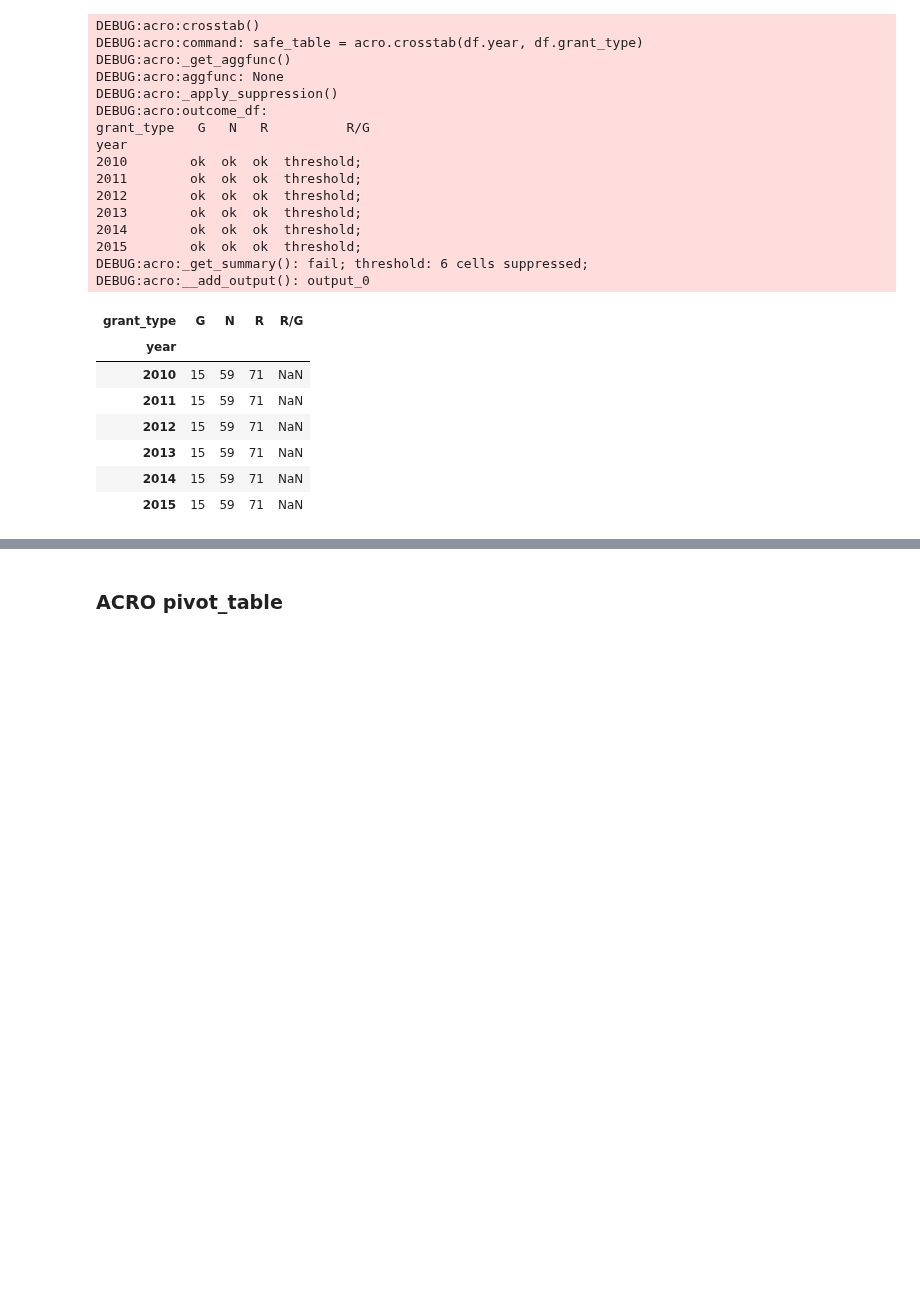
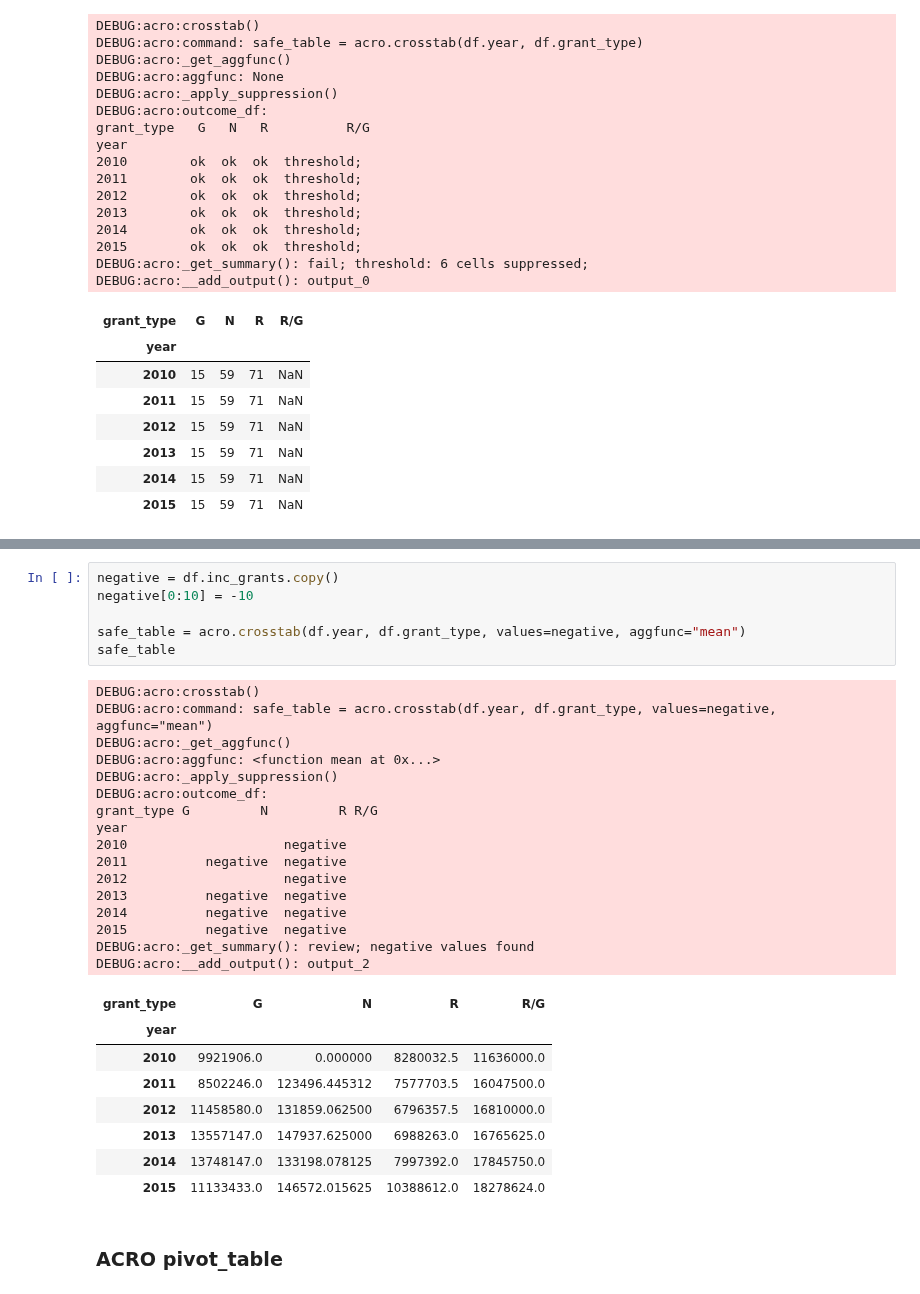
Before and after one commit to AI-SDC/ACRO, a Jupyter notebook: notebooks/test.ipynb, the cells around one changed output, grey strips where cells are left out. Drawn from its saved outputs; the diff is of its cells as text; blank space fills up the shorter version.

```diff
--- a/notebooks/test.ipynb
+++ b/notebooks/test.ipynb
@@ -104,4 +104,35 @@ DEBUG:acro:__add_output(): output_1
 | 2015 | 11133433.0 | 146572.187500 | 10812888.0 | NaN |
+# %%
+negative = df.inc_grants.copy()
+negative[0:10] = -10
+
+safe_table = acro.crosstab(df.year, df.grant_type, values=negative, aggfunc="mean")
+safe_table
+# %% [output]
+DEBUG:acro:crosstab()
+DEBUG:acro:command: safe_table = acro.crosstab(df.year, df.grant_type, values=negative, aggfunc="mean")
+DEBUG:acro:_get_aggfunc()
+DEBUG:acro:aggfunc: <function mean at 0x...>
+DEBUG:acro:_apply_suppression()
+DEBUG:acro:outcome_df:
+grant_type G         N         R R/G
+year
+2010                    negative
+2011          negative  negative
+2012                    negative
+2013          negative  negative
+2014          negative  negative
+2015          negative  negative
+DEBUG:acro:_get_summary(): review; negative values found
+DEBUG:acro:__add_output(): output_2
+| grant_type | G | N | R | R/G |
+| year |  |  |  |  |
+| 2010 | 9921906.0 | 0.000000 | 8280032.5 | 11636000.0 |
+| 2011 | 8502246.0 | 123496.445312 | 7577703.5 | 16047500.0 |
+| 2012 | 11458580.0 | 131859.062500 | 6796357.5 | 16810000.0 |
+| 2013 | 13557147.0 | 147937.625000 | 6988263.0 | 16765625.0 |
+| 2014 | 13748147.0 | 133198.078125 | 7997392.0 | 17845750.0 |
+| 2015 | 11133433.0 | 146572.015625 | 10388612.0 | 18278624.0 |
 # %% [markdown]
 ### ACRO pivot_table
 # %%
```
Also changed, not shown: parts of 8 cells of this notebook, 3 other files.
